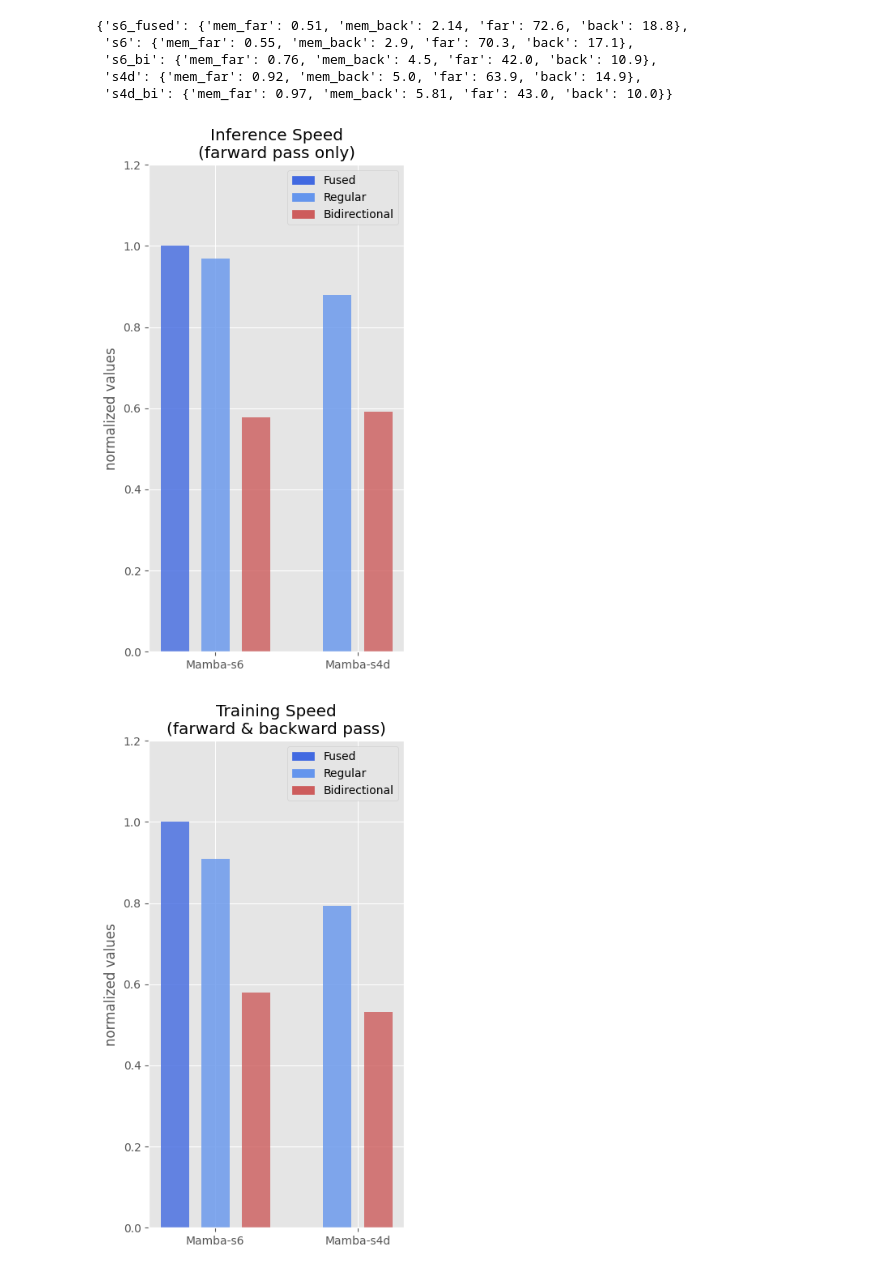
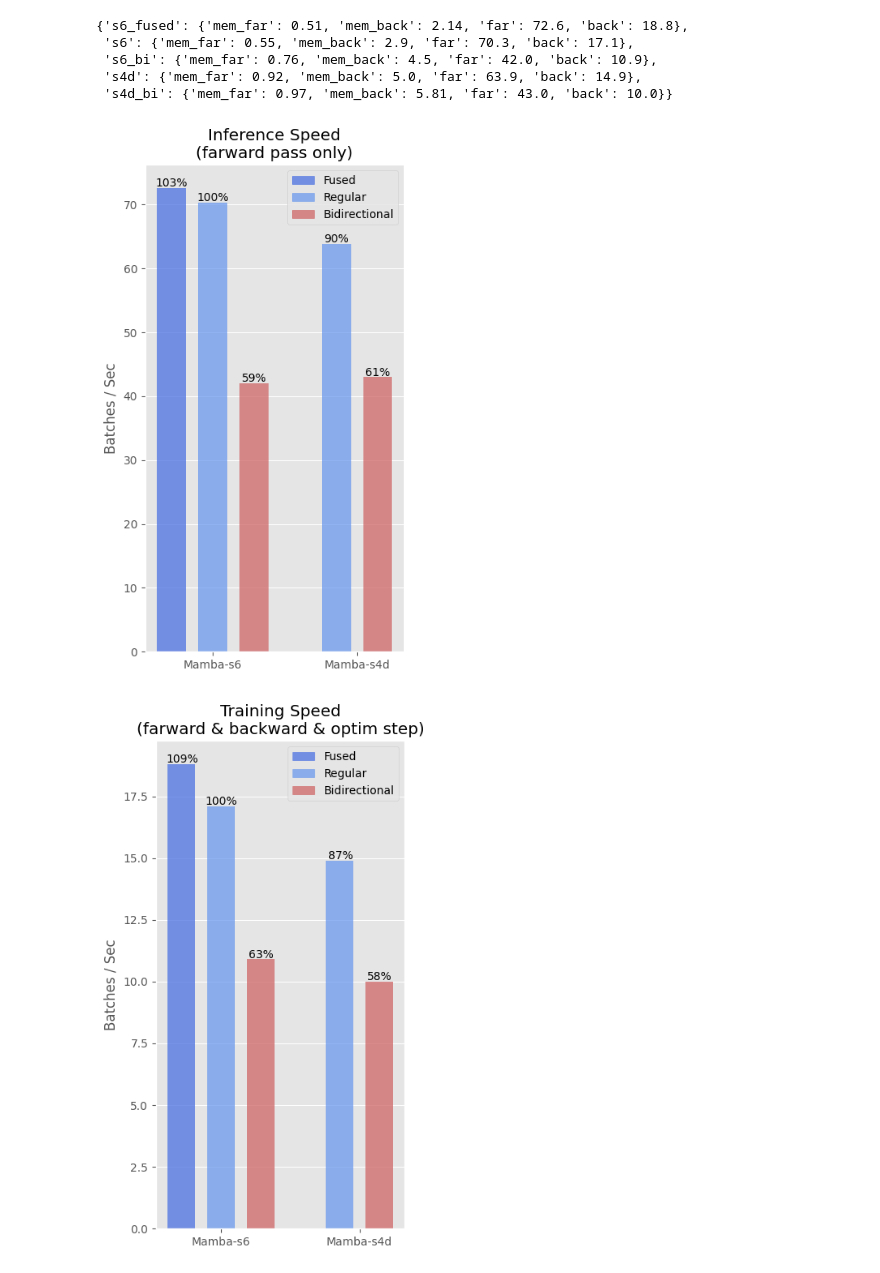
Before and after one commit to KarlUlbaek/Deep-Learning-with-State-Spaces-for-Efficient-Sequence-Modeling, a Jupyter notebook: code/src/s4_playground/plotting/bi_speed.ipynb, the cells around one changed output. Drawn from its saved outputs; the diff is of its cells as text; code cells hidden in the pictures.

Commit message:
lots of plotting

```diff
--- a/code/src/s4_playground/plotting/bi_speed.ipynb
+++ b/code/src/s4_playground/plotting/bi_speed.ipynb
@@ -19,12 +19,16 @@ vars = ["far", "back", "mem_far", "mem_back"]
 def plot_efficiency(var = "back"):
     names = [key for key in data.keys()]
     vals = np.array([data[key][var] for key in data.keys()])
-    vals = vals / vals.max()
+    if "mem" in var:
+        vals_normed = vals / np.sort(vals)[1]
+    else:
+        vals_normed = vals / np.sort(vals)[-2]
     # max_val = max([data[key][var] for key in data.keys()])
     # print(max_val)
     # max_val = {key[var] : [data[key][var]/max_val for key in data.keys()}
     plt.figure(figsize=(4,7))
     idx = 0
+    idxs = []
     for name, val in zip(names, vals):
         if idx == 3: idx+=1
         if "fused" in name:
@@ -36,44 +40,58 @@ def plot_efficiency(var = "back"):
             color="cornflowerblue"
 
 
-        plt.bar(idx, val, color=color, width=0.7, alpha=0.8)
+        plt.bar(idx, val, color=color, width=0.7, alpha=0.7)
         idx+=1
+        idxs.append(idx)
+    offset = -0.09
+    for i in range(len(idxs)):
+        if int(vals_normed[i]*100) >= 100:
+            plt.text(x = idxs[i]-1.3+offset, y = vals[i]+0.003*vals.max(), s=str(int(vals_normed[i]*100))[:4]+"%", c='black')
+        else:
+            plt.text(x = idxs[i]-1.3, y = vals[i]+0.003*vals.max(), s=str(int(vals_normed[i]*100))[:4]+"%", c='black')
 
+    #
     import matplotlib.patches as mpatches
 
     red_patch = [
-                 mpatches.Patch(color='royalblue', label='Fused'),
-                 mpatches.Patch(color='cornflowerblue', label='Regular'),
-                 mpatches.Patch(color='indianred', label='Bidirectional'),
-                 ]
+                 mpatches.Patch(color='royalblue', label='Fused', alpha=0.7),
+                 mpatches.Patch(color='cornflowerblue', label='Regular',alpha=0.7),
+                 mpatches.Patch(color='indianred', label='Bidirectional',alpha=0.7)
+                ]
     plt.legend(handles=red_patch, ncol=1)
 
     if var == "far":
         title = "Inference Speed\n(farward pass only)"
 
     elif var == "back":
-        title = "Training Speed\n(farward & backward pass)"
+        title = "Training Speed\n(farward & backward & optim step)"
 
     elif var == "mem_far":
         title = "Inference Memory\n(farward pass only)"
 
     elif var in "mem_back":
-        title = "Training Memory\n(farward & backward pass)"
+        title = "Training Memory\n(farward & backward & optim step)"
     else:
         raise NameError
 
+    if "mem" not in var:
+        plt.ylabel("Batches / Sec")
+    else:
+        plt.ylabel("Memory - GB")
+
     plt.title(title)
+    plt.grid(axis="x")
     plt.xticks([1, 4.5], ["Mamba-s6", "Mamba-s4d"])
-    plt.ylabel("normalized values")
+    #plt.ylabel("normalized values")
     plt.tight_layout()
     title = title.replace(" ","")
-    plt.ylim(0,1.2)
+    #plt.ylim(0,1.2)
     plt.savefig(f"data/exp3/{title}_bi_speed.png", dpi=200)
     plt.show()
 
 
 for var in vars:
     plot_efficiency(var)
 # %% [output]
-[figure, old version]
+[figure, new version]
-[figure, old version]
+[figure, new version]
```
Also changed, not shown: parts of 1 cell of this notebook, 9 other files.
